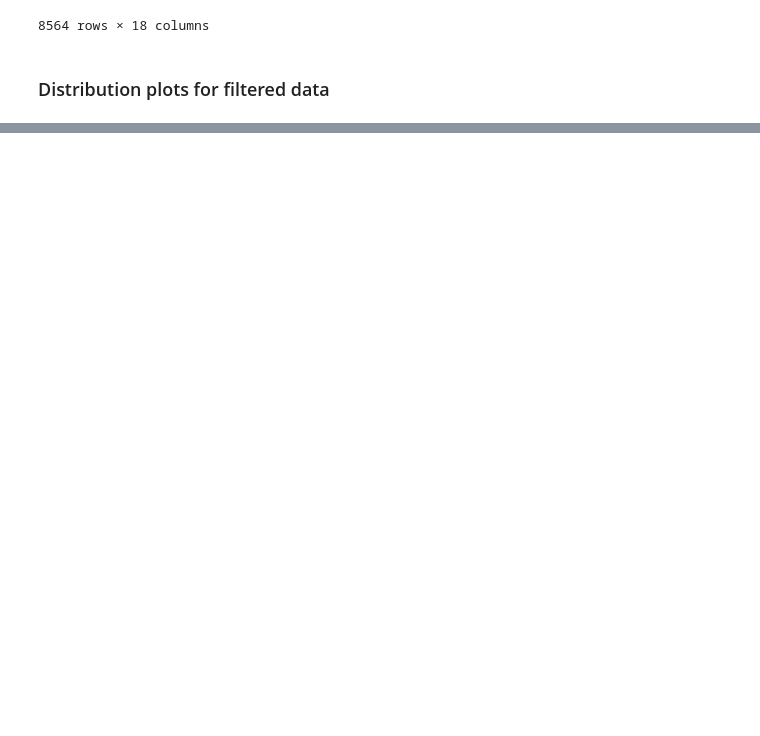
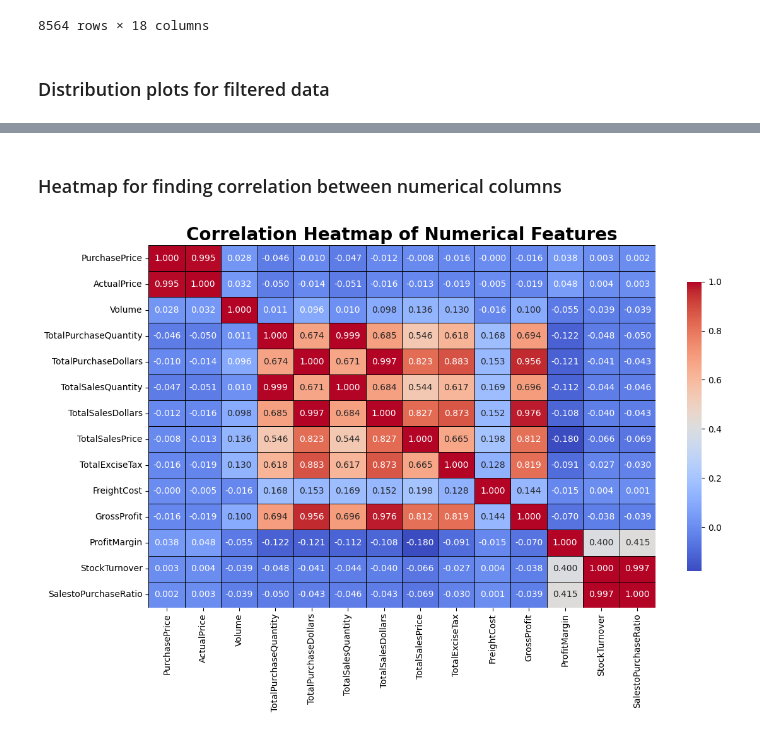
Before and after one commit to kitpuos/Vendor-Performance-Analytics-Project, a Jupyter notebook: src/performance_analysis.ipynb, the cells around one changed output, grey strips where cells are left out. Drawn from its saved outputs; the diff is of its cells as text; code cells hidden in the pictures; blank space fills up the shorter version.

```diff
--- a/src/performance_analysis.ipynb
+++ b/src/performance_analysis.ipynb
@@ -252,0 +286,25 @@ plt.show()
+# %% [markdown]
+### Heatmap for finding correlation between numerical columns
+# %%
+## Correlation heatmap
+
+plt.figure(figsize = (12, 8))
+correlation_matrix = df[numerical_cols].corr()
+
+sns.heatmap(
+    correlation_matrix,
+    annot = True,
+    fmt = '.3f',
+    cmap = 'coolwarm',
+    linewidths = 0.5,
+    linecolor = 'black',
+    cbar_kws = {'shrink': 0.8}
+)
+
+plt.title('Correlation Heatmap of Numerical Features', fontsize = 20, fontweight = 'bold')
+plt.xticks(rotation = 90)
+plt.yticks(rotation = 0)
+plt.tight_layout()
+plt.show()
+# %% [output]
+[figure, added]
```
Also changed, not shown: parts of 54 cells of this notebook.
